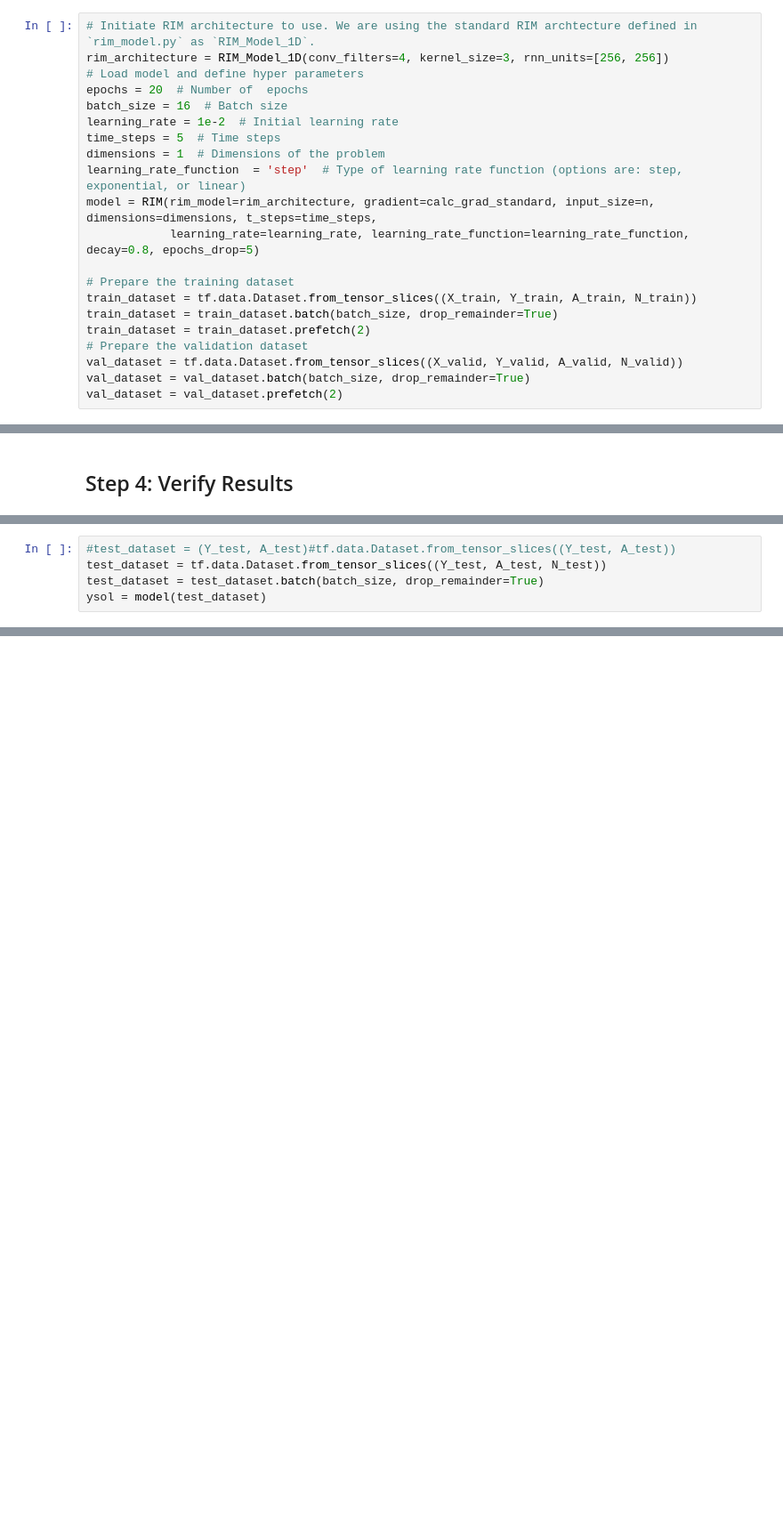
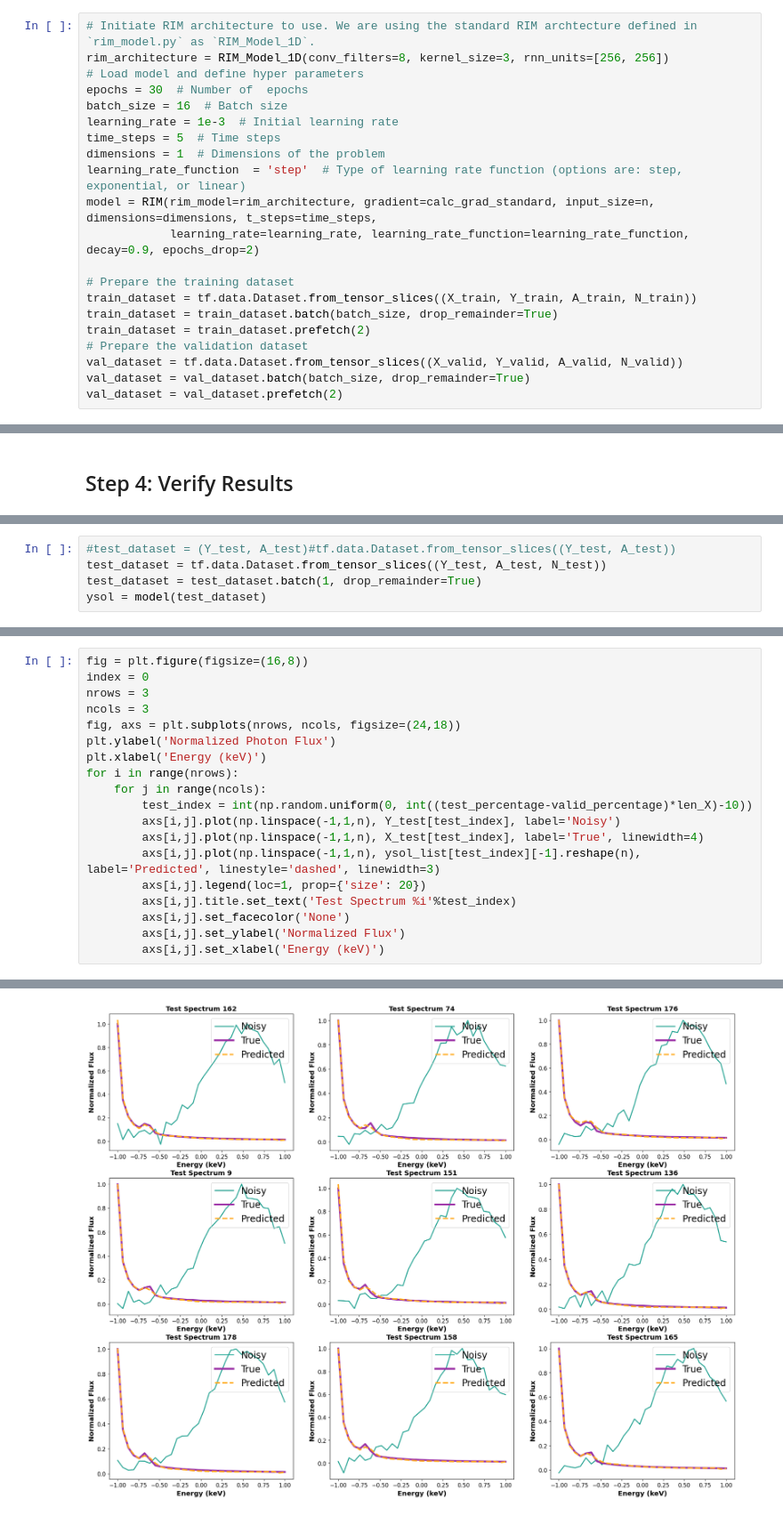
Before and after one commit to crhea93/astroRIM, a Jupyter notebook: Notebooks/RIM-Deconvolving-Spectra.ipynb, the cells around one changed output, grey strips where cells are left out. Shown at 89% size. Saved outputs shown, nothing was run; the diff lists cells and outputs as text; blank space fills up the shorter version.

```diff
--- a/Notebooks/RIM-Deconvolving-Spectra.ipynb
+++ b/Notebooks/RIM-Deconvolving-Spectra.ipynb
@@ -226,16 +226,16 @@ A_test = powerlaw_conv[int(valid_percentage*len_X):]
 N_test = noise[int(valid_percentage*len_X):]
 # %%
 # Initiate RIM architecture to use. We are using the standard RIM archtecture defined in `rim_model.py` as `RIM_Model_1D`.
-rim_architecture = RIM_Model_1D(conv_filters=4, kernel_size=3, rnn_units=[256, 256])
+rim_architecture = RIM_Model_1D(conv_filters=8, kernel_size=3, rnn_units=[256, 256])
 # Load model and define hyper parameters
-epochs = 20  # Number of  epochs
+epochs = 30  # Number of  epochs
 batch_size = 16  # Batch size
-learning_rate = 1e-2  # Initial learning rate
+learning_rate = 1e-3  # Initial learning rate
 time_steps = 5  # Time steps
 dimensions = 1  # Dimensions of the problem
 learning_rate_function  = 'step'  # Type of learning rate function (options are: step, exponential, or linear)
 model = RIM(rim_model=rim_architecture, gradient=calc_grad_standard, input_size=n, dimensions=dimensions, t_steps=time_steps,
-            learning_rate=learning_rate, learning_rate_function=learning_rate_function, decay=0.8, epochs_drop=5)
+            learning_rate=learning_rate, learning_rate_function=learning_rate_function, decay=0.9, epochs_drop=2)
 
 # Prepare the training dataset
 train_dataset = tf.data.Dataset.from_tensor_slices((X_train, Y_train, A_train, N_train))
@@ -280,5 +285,5 @@ plt.legend()
 # %%
 #test_dataset = (Y_test, A_test)#tf.data.Dataset.from_tensor_slices((Y_test, A_test))
 test_dataset = tf.data.Dataset.from_tensor_slices((Y_test, A_test, N_test))
-test_dataset = test_dataset.batch(batch_size, drop_remainder=True)
+test_dataset = test_dataset.batch(1, drop_remainder=True)
 ysol = model(test_dataset)
@@ -313,0 +344,20 @@ plt.title('RIM Example using a Noisy Gaussian')
+# %%
+fig = plt.figure(figsize=(16,8))
+index = 0
+nrows = 3
+ncols = 3
+fig, axs = plt.subplots(nrows, ncols, figsize=(24,18))
+plt.ylabel('Normalized Photon Flux')
+plt.xlabel('Energy (keV)')
+for i in range(nrows):
+    for j in range(ncols):
+        test_index = int(np.random.uniform(0, int((test_percentage-valid_percentage)*len_X)-10))
+        axs[i,j].plot(np.linspace(-1,1,n), Y_test[test_index], label='Noisy')
+        axs[i,j].plot(np.linspace(-1,1,n), X_test[test_index], label='True', linewidth=4)
+        axs[i,j].plot(np.linspace(-1,1,n), ysol_list[test_index][-1].reshape(n), label='Predicted', linestyle='dashed', linewidth=3)
+        axs[i,j].legend(loc=1, prop={'size': 20})
+        axs[i,j].title.set_text('Test Spectrum %i'%test_index)
+        axs[i,j].set_facecolor('None')
+        axs[i,j].set_ylabel('Normalized Flux')
+        axs[i,j].set_xlabel('Energy (keV)')
+# %% [output]
@@ -314 +365,2 @@ plt.title('RIM Example using a Noisy Gaussian')
+[figure, added]
 # %%
```
Also changed, not shown: parts of 15 cells of this notebook, 30 other files.
